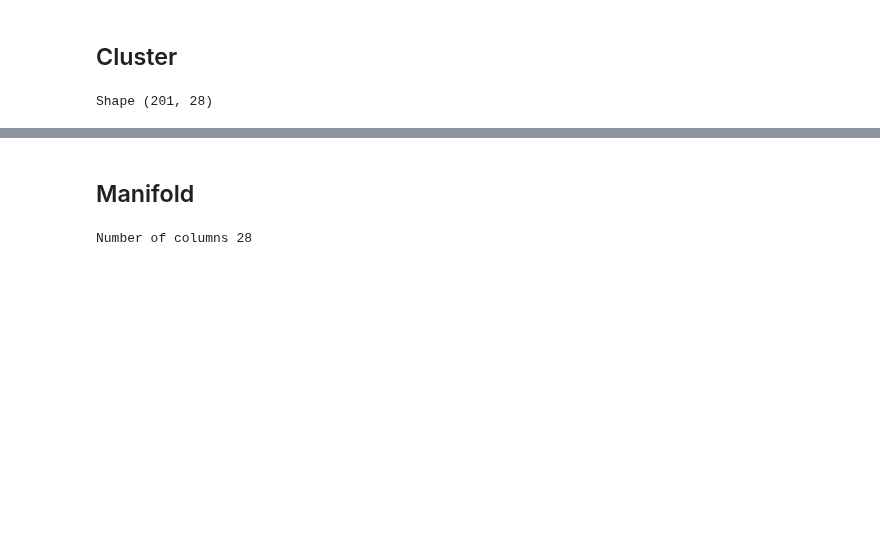
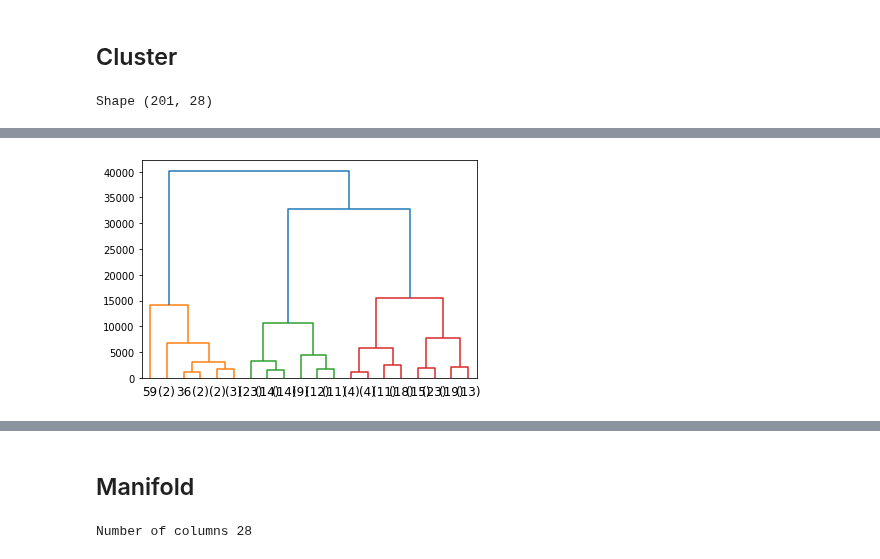
Before and after one commit to JoseLlanes/Kidney-disease-prediction, a Jupyter notebook: StudyClusterandManifold.ipynb, the cells around one changed output, grey strips where cells are left out. Cells and saved outputs as stored; diff of their text form; code cells hidden in the pictures; blank space fills up the shorter version.

```diff
--- a/StudyClusterandManifold.ipynb
+++ b/StudyClusterandManifold.ipynb
@@ -187,0 +175,6 @@ top_features
+# %%
+linked = linkage(df_nona[columns_to_cluster], method='ward', metric="euclidean")
+my_dendo = hierarchy.dendrogram(linked, 20, 'lastp')
+plt.show()
+# %% [output]
+[figure, added]
```
Also changed, not shown: parts of 13 cells of this notebook, 1 other file.
